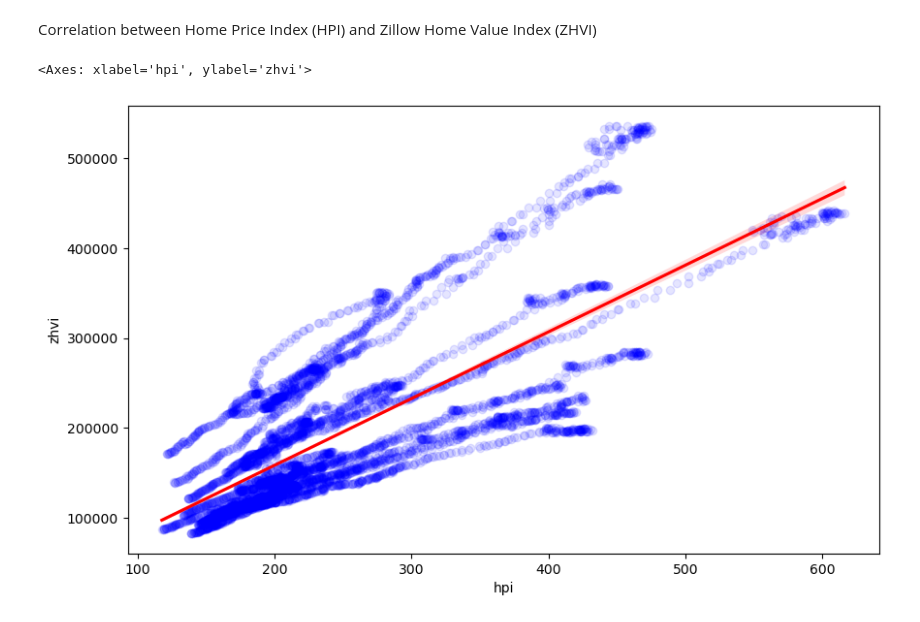
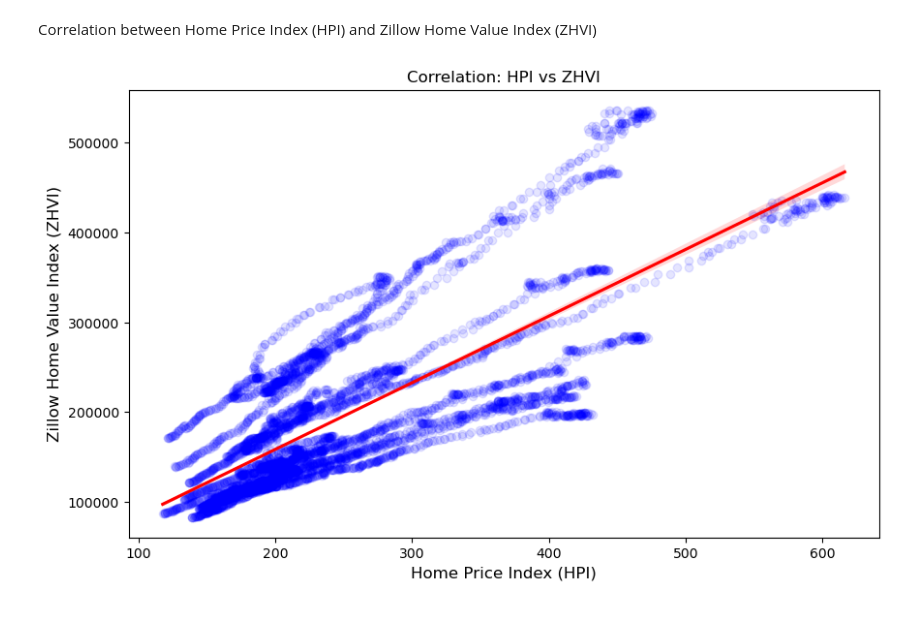
Before and after one commit to recell0478/CS506-Zillow-Rent-Index-Forecasting-Model, a Jupyter notebook: data_visualization.ipynb, the cells around one changed output. Drawn from its saved outputs; the diff is of its cells as text; code cells hidden in the pictures.

Commit message:
Added clearer labels to Scatter Plot

```diff
--- a/data_visualization.ipynb
+++ b/data_visualization.ipynb
@@ -11,11 +11,17 @@ Correlation between Home Price Index (HPI) and Zillow Home Value Index (ZHVI)
 # %%
 # Create the Scatter Plot
 
 plt.figure(figsize=(10, 6))
 # 'regplot' adds the scatter points AND the regression line
 sns.regplot(data=df, x='hpi', y='zhvi',
             scatter_kws={'alpha':0.1, 'color':'blue'},
             line_kws={'color':'red'})
+
+# Labels X and Y axis
+plt.xlabel("Home Price Index (HPI)", fontsize=12)
+plt.ylabel("Zillow Home Value Index (ZHVI)", fontsize=12)
+plt.title("Correlation: HPI vs ZHVI")
+
+plt.show()
 # %% [output]
-<Axes: xlabel='hpi', ylabel='zhvi'>
-[figure, old version]
+[figure, new version]
```
